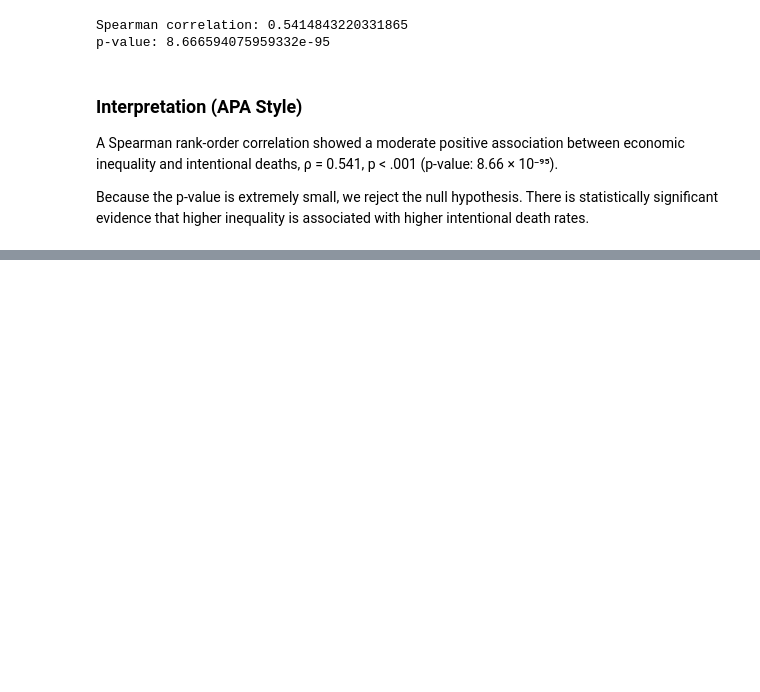
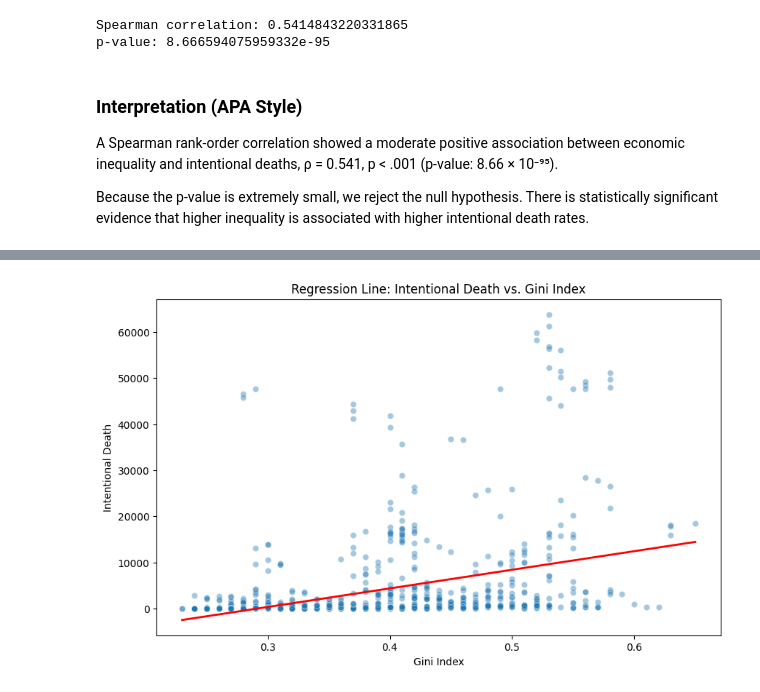
Before and after one commit to SivaneshN/RCA_Tools_And_Methods, a Jupyter notebook: notebooks/corelation_analysis.ipynb, the cells around one changed output, grey strips where cells are left out. Cells and saved outputs as stored; diff of their text form; code cells hidden in the pictures; blank space fills up the shorter version.

```diff
--- a/notebooks/corelation_analysis.ipynb
+++ b/notebooks/corelation_analysis.ipynb
@@ -191,0 +238,10 @@ strong multicollinearity or other numerical problems.
+# %%
+import pandas as pd
+import statsmodels.api as sm
+import statsmodels.formula.api as smf
+
+# ----------------------------
+# Simple Linear Regression
+# ----------------------------
+model_simple = smf.ols("intentional_death ~ gini_index", data=df).fit()
+print(model_simple.summary())
@@ -191,0 +292,16 @@ strong multicollinearity or other numerical problems.
+# %%
+# Scatter + regression line
+plt.figure(figsize=(10, 6))
+sns.scatterplot(x=df["gini_index"], y=df["intentional_death"], alpha=0.4)
+
+# Regression line
+x_vals = np.linspace(df["gini_index"].min(), df["gini_index"].max(), 100)
+y_vals = model_simple.params["Intercept"] + model_simple.params["gini_index"] * x_vals
+
+plt.plot(x_vals, y_vals, color="red", linewidth=2)
+plt.title("Regression Line: Intentional Death vs. Gini Index")
+plt.xlabel("Gini Index")
+plt.ylabel("Intentional Death")
+plt.show()
+# %% [output]
+[figure, added]
```
Also changed, not shown: parts of 9 cells of this notebook.
